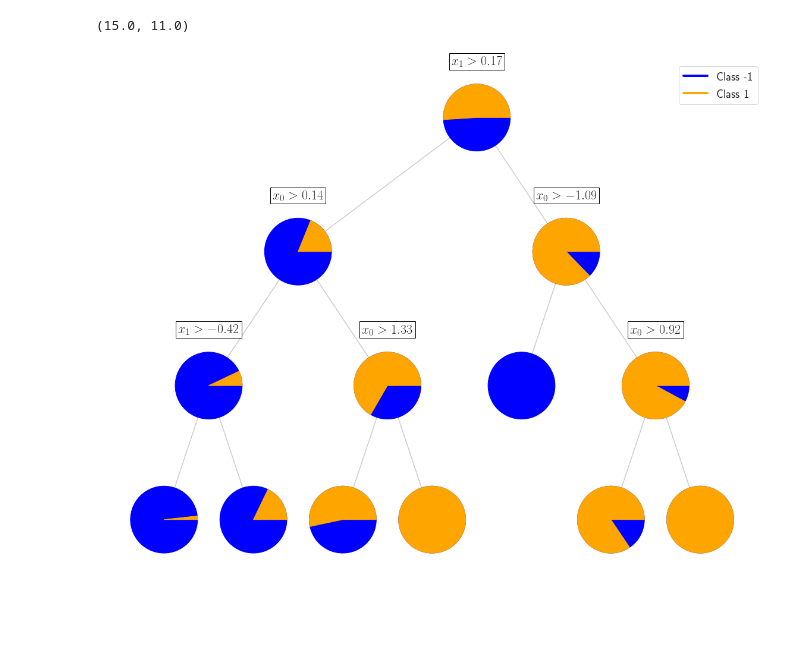
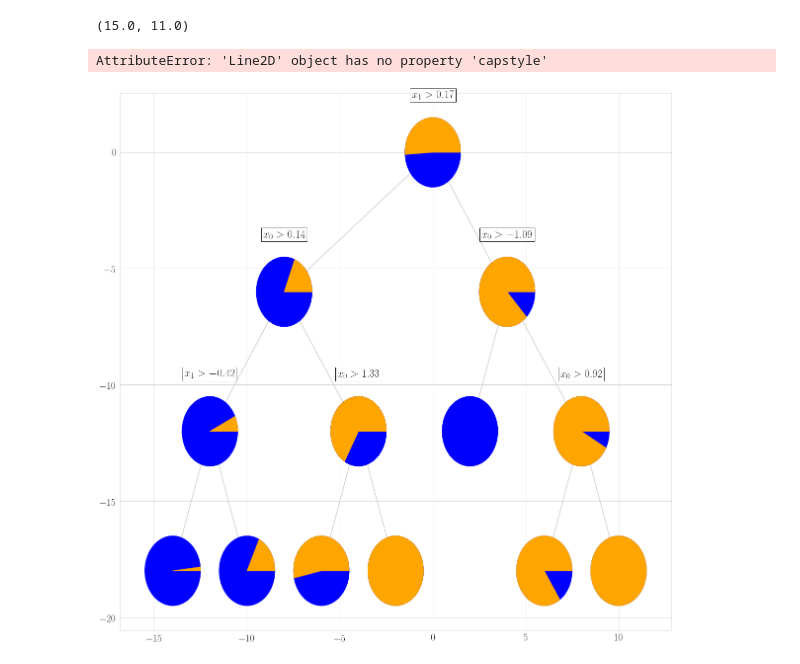
Before and after one commit to cjm715/ml_scratch, a Jupyter notebook: notebooks/Decision_Tree.ipynb, the cells around one changed output. Saved outputs shown, nothing was run; the diff lists cells and outputs as text; code cells hidden in the pictures; blank space fills up the shorter version.

```diff
--- a/notebooks/Decision_Tree.ipynb
+++ b/notebooks/Decision_Tree.ipynb
@@ -217,33 +217,34 @@ def visit(node, xp, yp):
                 size=22,
                 bbox=dict(facecolor='white', edgecolor = 'black', alpha=1))
 
     if 'left' in node:
         x = xp + node['left_dx']
         y = yp - dy
         ax.plot([xp, x], [yp, y], color = 'black', zorder= 0, alpha = 0.2)
         visit(node['left'], x, y)
 
     if 'right' in node:
         x = xp + node['right_dx']
         y = yp - dy
         ax.plot([xp, x], [yp, y], color = 'black', zorder= 0, alpha = 0.2)
         visit(node['right'], x, y)
 
 
 y_len = len(y)
 radius = 1.5
 dy=6
 visit(dt.root, 0, 0)
 
 cmap = plt.cm.coolwarm
-custom_lines = [Line2D([0], [0], color="blue", lw=4),
-                Line2D([0], [0], color="orange", lw=4)]
+custom_lines = [Line2D([0], [0], color="blue", lw=10, capstyle='butt'),
+                Line2D([0], [0], color="orange", lw=10,  capstyle='butt')]
 ax.legend(custom_lines, ['Class -1', 'Class 1'])
 
 ax.grid(False)
 plt.axis('off')
 ax.set_aspect('equal')
 plt.show()
 fig.savefig("../images/decision_tree.svg", format="svg", bbox_inches='tight')
 # %% [output]
+AttributeError: 'Line2D' object has no property 'capstyle'
-[figure, old version]
+[figure, new version]
```
Also changed, not shown: 1 other file.
